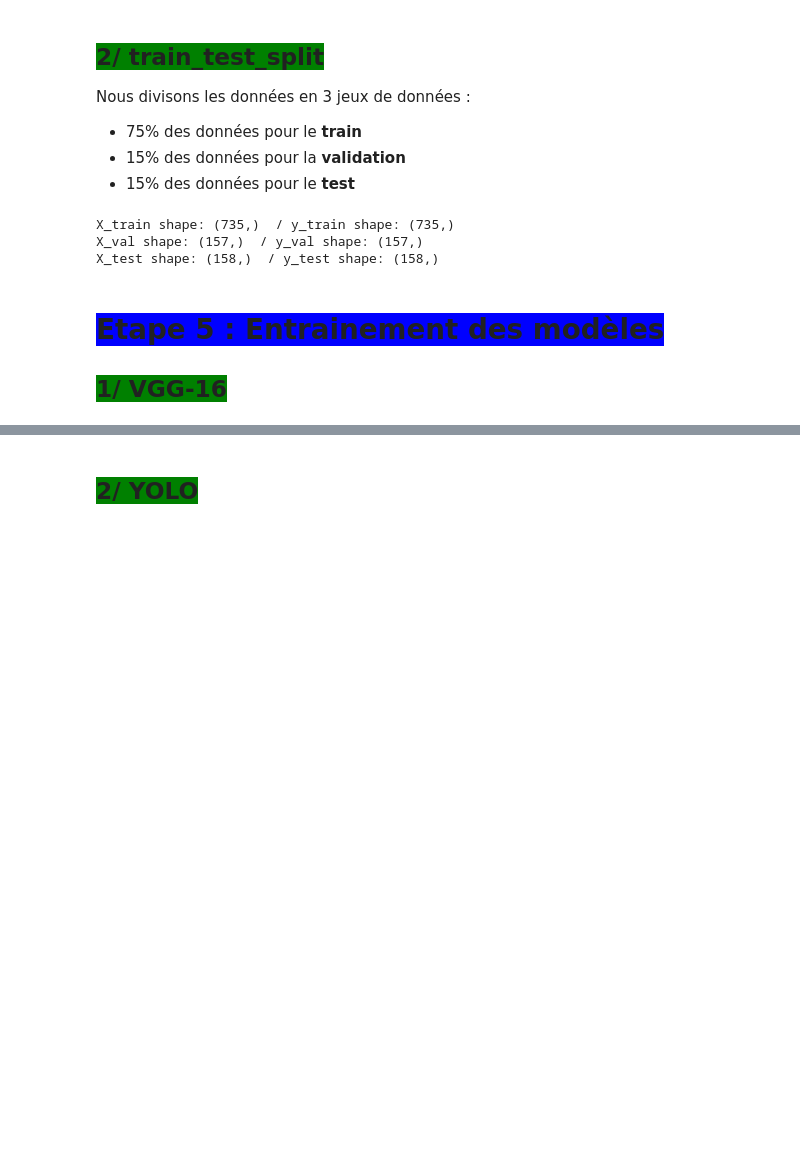
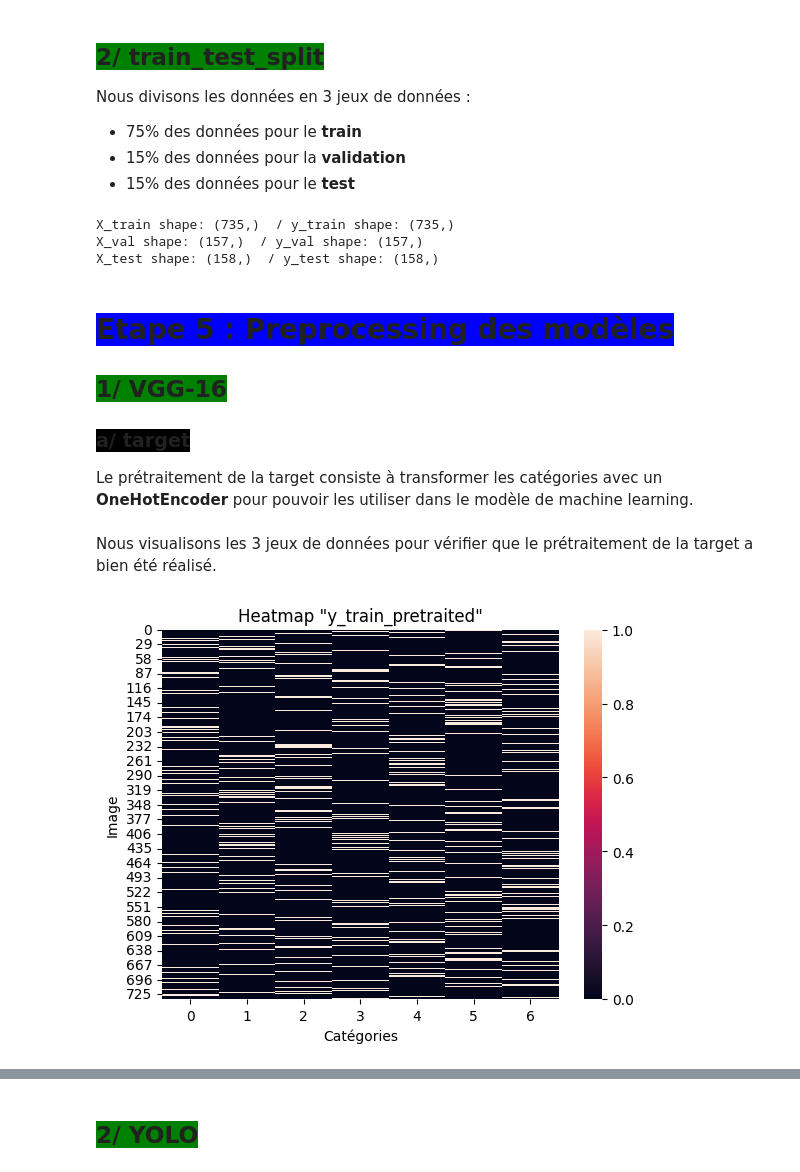
Before and after one commit to pierrickBERTHE/PB8-Dashboard_et_POC, a Jupyter notebook: berthe_pierrick_2_notebook_veille_042024.ipynb, the cells around one changed output, grey strips where cells are left out. Drawn from its saved outputs; the diff is of its cells as text; code cells hidden in the pictures; blank space fills up the shorter version.

```diff
--- a/berthe_pierrick_2_notebook_veille_042024.ipynb
+++ b/berthe_pierrick_2_notebook_veille_042024.ipynb
@@ -209,3 +221,20 @@ def connect_to_local_gpu():
     amd_gpus = get_available_amd_gpus()
     print("Execution sur PC local")
     print("Nombre de GPU disponible(s) : ", len(amd_gpus), "\n")
+# %%
+def affiche_heatmap(y, nom_y):
+    """
+    Crée un heatmap des labels y.
+
+    Parameters:
+    y (numpy.array): Un array numpy contenant les labels à visualiser.
+    nom_y (str): Le nom de la variable y.
+
+    Returns:
+    None
+    """
+    sns.heatmap(y)
+    plt.title(f'Heatmap "{nom_y}"')
+    plt.xlabel('Catégories')
+    plt.ylabel('Image')
+    plt.show()
@@ -444,6 +539,22 @@ X_train shape: (735,)  / y_train shape: (735,)
 X_val shape: (157,)  / y_val shape: (157,)
 X_test shape: (158,)  / y_test shape: (158,)
 # %% [markdown]
-# <span style='background:blue'>Etape 5 : Entrainement des modèles </span>
+# <span style='background:blue'>Etape 5 : Preprocessing des modèles </span>
 
 ## <span style='background:green'>1/ VGG-16</span>
+
+### <span style='background:black'>a/ target</span>
+
+Le prétraitement de la target consiste à transformer les catégories avec un **OneHotEncoder** pour pouvoir les utiliser dans le modèle de machine learning.
+# %%
+# OneHotEncoder des target d'entrainement, validation et test
+y_train_pretraited = to_categorical(y_train)
+y_val_pretraited = to_categorical(y_val)
+y_test_pretraited = to_categorical(y_test)
+# %% [markdown]
+Nous visualisons les 3 jeux de données pour vérifier que le prétraitement de la
+target a bien été réalisé.
+# %%
+affiche_heatmap(y_train_pretraited, "y_train_pretraited")
+# %% [output]
+[figure, added]
```
Also changed, not shown: parts of 22 cells of this notebook, 2 other files.
